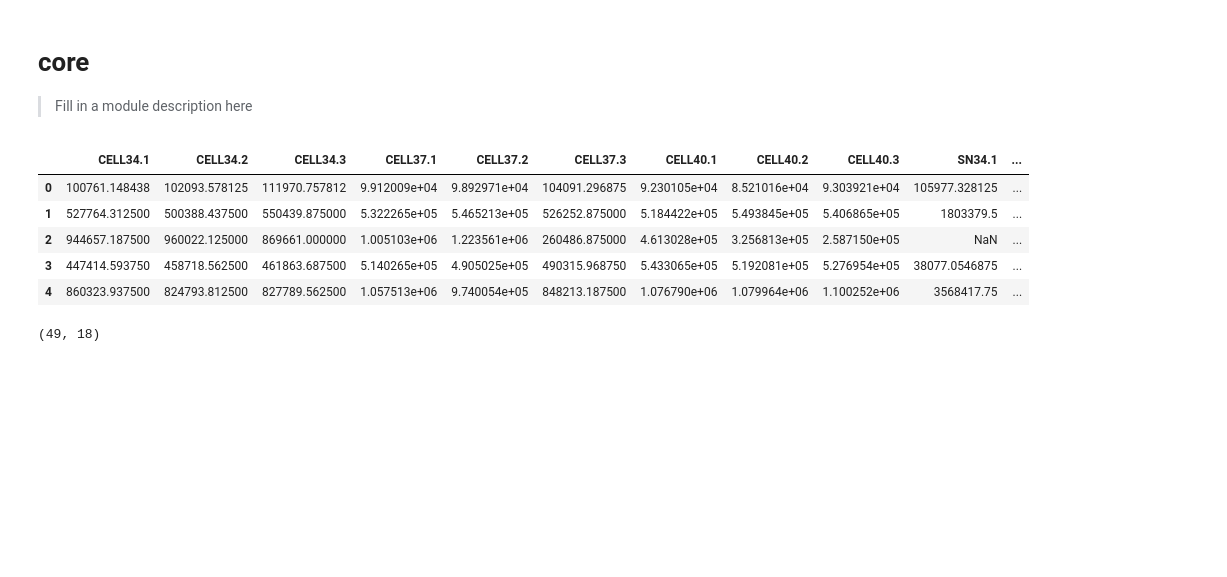
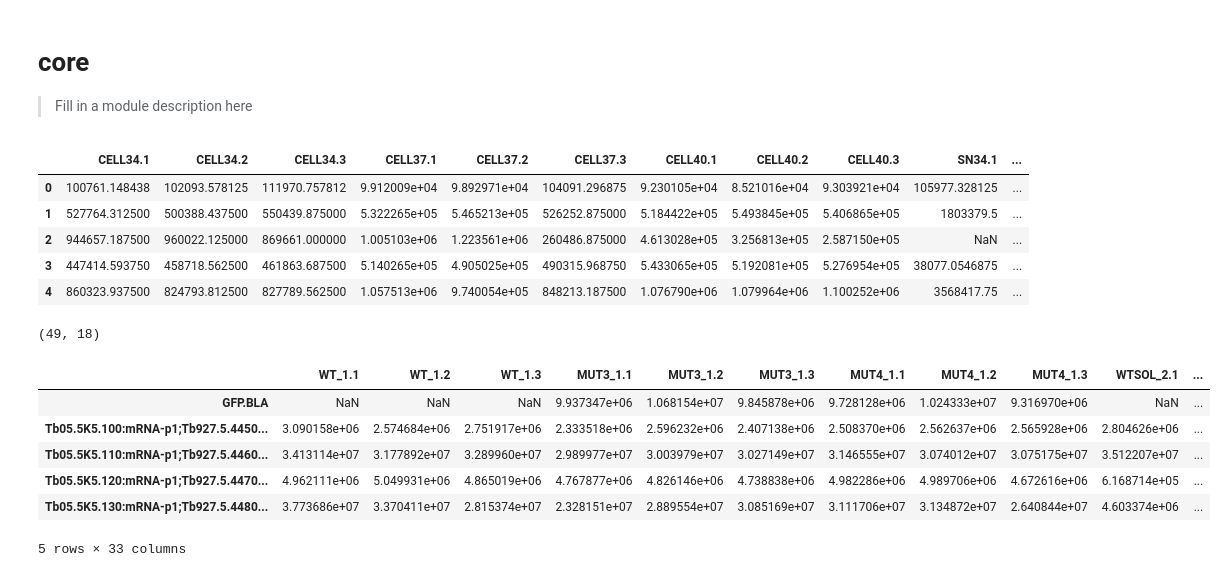
Before and after one commit to mtinti/nbdev-proteomics, a Jupyter notebook: nbs/00_core.ipynb, the cells around one changed output. Cells and saved outputs as stored; diff of their text form; code cells hidden in the pictures; blank space fills up the shorter version.

```diff
--- a/nbs/00_core.ipynb
+++ b/nbs/00_core.ipynb
@@ -114,0 +219,19 @@ class DIAnnProcessor(DatasetAnalysis):
+# %%
+# Initialize the class with the Spectronaut output file
+# and a table to rename the columns
+processor = DIAnnProcessor(
+    "../toy_datasets/DIA-NN_output.txt",
+    "../toy_datasets/DIA-NN_peptides_counts.txt",
+    "../toy_datasets/DIA-NN_column_mapping.csv",
+)
+# Process the file and get the filtered protein quantification DataFrame
+filtered_quantification = processor.process()
+filtered_quantification.head()
+# %% [output]
+|  | WT_1.1 | WT_1.2 | WT_1.3 | MUT3_1.1 | MUT3_1.2 | MUT3_1.3 | MUT4_1.1 | MUT4_1.2 | MUT4_1.3 | WTSOL_2.1 | ... |
+| GFP.BLA | NaN | NaN | NaN | 9.937347e+06 | 1.068154e+07 | 9.845878e+06 | 9.728128e+06 | 1.024333e+07 | 9.316970e+06 | NaN | ... |
+| Tb05.5K5.100:mRNA-p1;Tb927.5.4450... | 3.090158e+06 | 2.574684e+06 | 2.751917e+06 | 2.333518e+06 | 2.596232e+06 | 2.407138e+06 | 2.508370e+06 | 2.562637e+06 | 2.565928e+06 | 2.804626e+06 | ... |
+| Tb05.5K5.110:mRNA-p1;Tb927.5.4460... | 3.413114e+07 | 3.177892e+07 | 3.289960e+07 | 2.989977e+07 | 3.003979e+07 | 3.027149e+07 | 3.146555e+07 | 3.074012e+07 | 3.075175e+07 | 3.512207e+07 | ... |
+| Tb05.5K5.120:mRNA-p1;Tb927.5.4470... | 4.962111e+06 | 5.049931e+06 | 4.865019e+06 | 4.767877e+06 | 4.826146e+06 | 4.738838e+06 | 4.982286e+06 | 4.989706e+06 | 4.672616e+06 | 6.168714e+05 | ... |
+| Tb05.5K5.130:mRNA-p1;Tb927.5.4480... | 3.773686e+07 | 3.370411e+07 | 2.815374e+07 | 2.328151e+07 | 2.889554e+07 | 3.085169e+07 | 3.111706e+07 | 3.134872e+07 | 2.640844e+07 | 4.603374e+06 | ... |
+5 rows × 33 columns
```
Also changed, not shown: parts of 10 cells of this notebook, 10 other files.
